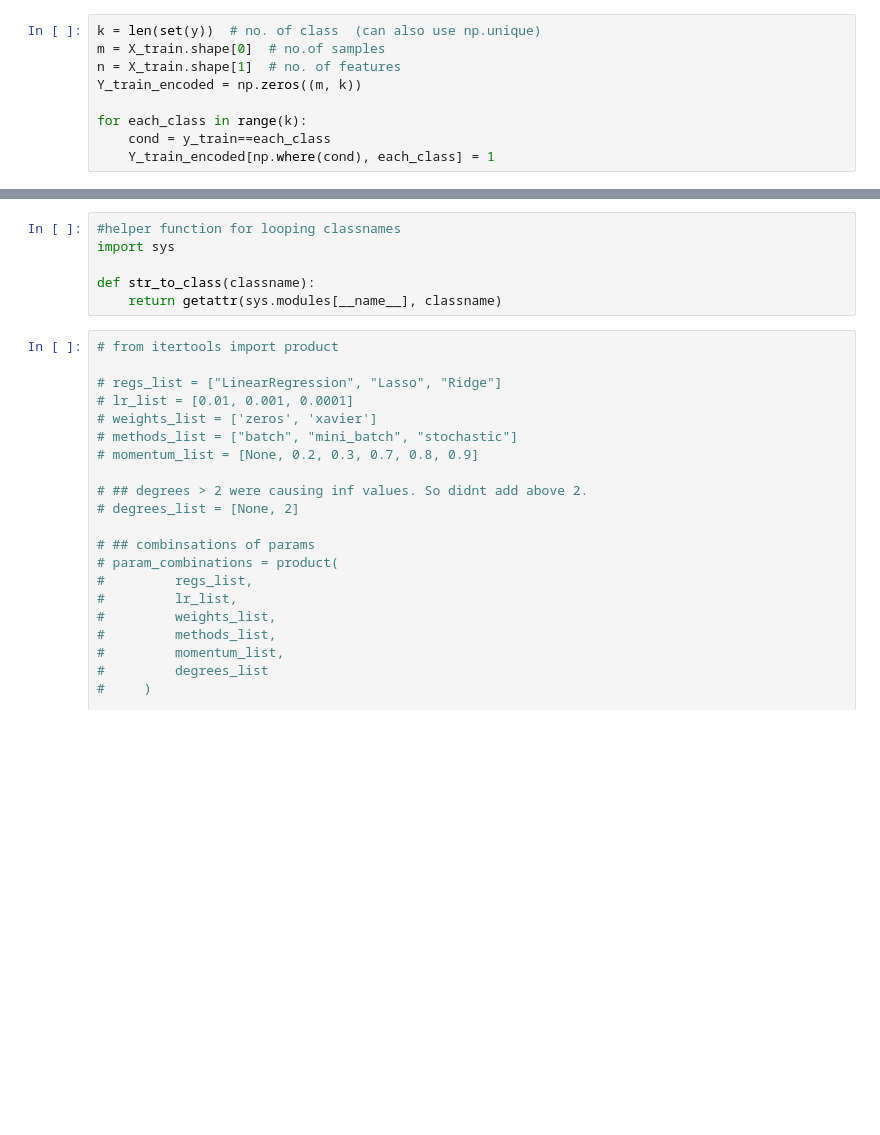
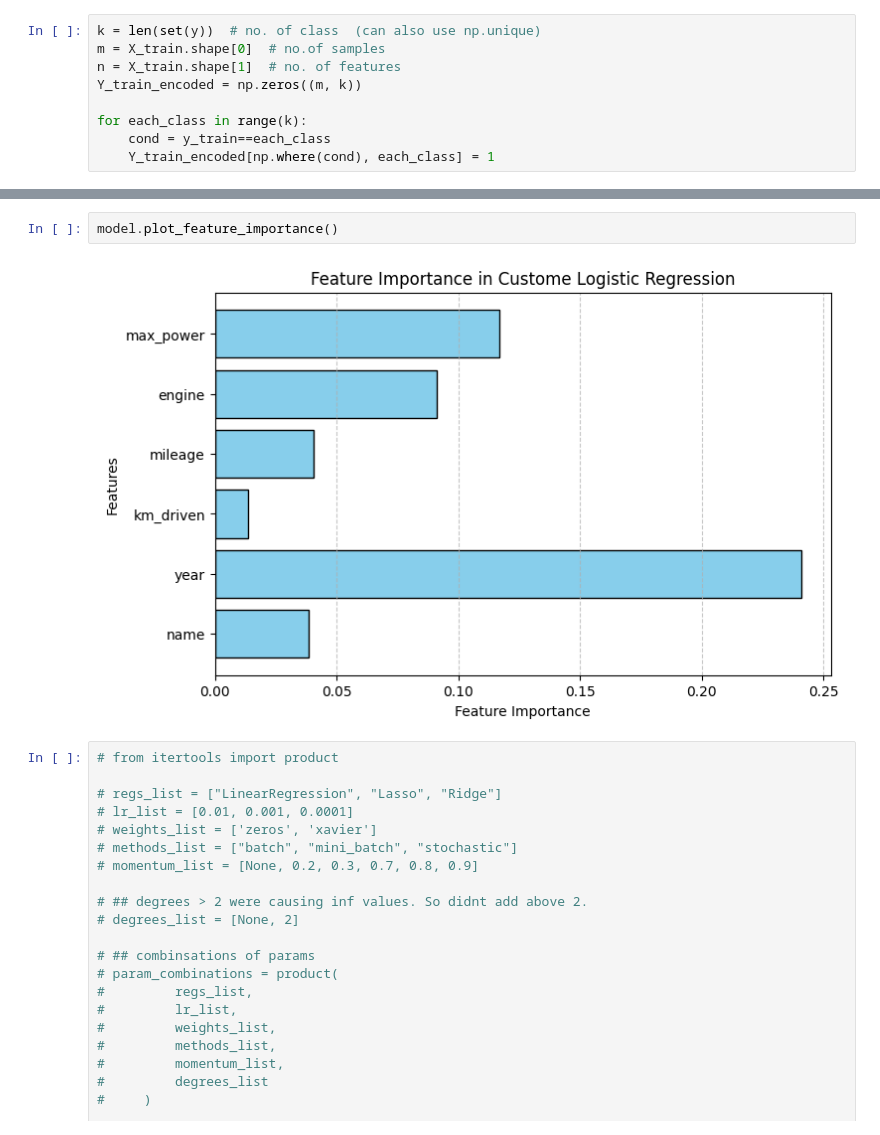
Before and after one commit to puskr99/A3-car-price, a Jupyter notebook: code/car-price-prediction.ipynb, the cells around one changed output, grey strips where cells are left out. Drawn from its saved outputs; the diff is of its cells as text; blank space fills up the shorter version.

```diff
--- a/code/car-price-prediction.ipynb
+++ b/code/car-price-prediction.ipynb
@@ -937,9 +966,7 @@ None
-# %%
-#helper function for looping classnames
-import sys
-
-def str_to_class(classname):
-    return getattr(sys.modules[__name__], classname)
+# %%
+model.plot_feature_importance()
+# %% [output]
+[figure, added]
 # %%
 # from itertools import product
 
```
Also changed, not shown: parts of 15 cells of this notebook, 3 other files.
